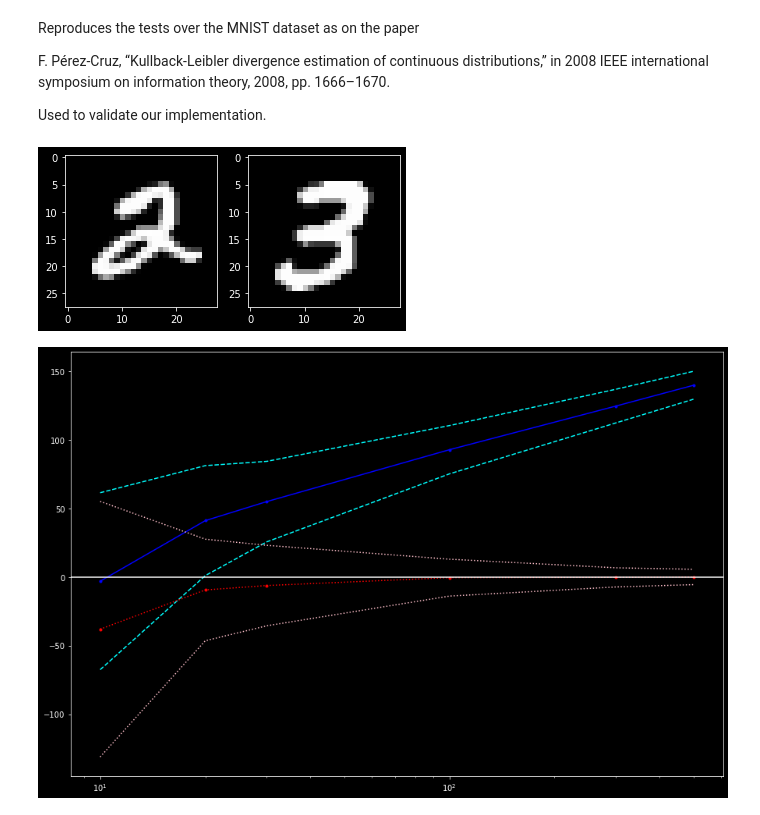
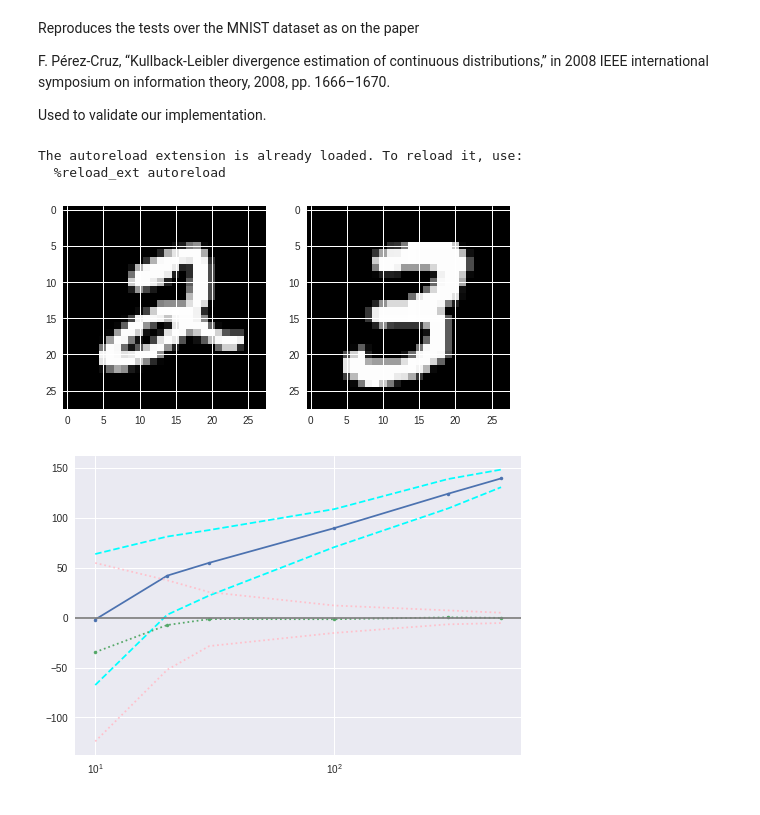
Before and after one commit to ayllon/SOMA, a Jupyter notebook: notebooks/kl_test.ipynb, the cells around one changed output. Saved outputs shown, nothing was run; the diff lists cells and outputs as text; code cells hidden in the pictures.

```diff
--- a/notebooks/kl_test.ipynb
+++ b/notebooks/kl_test.ipynb
@@ -14,7 +14,11 @@ from tqdm.notebook import tqdm
 %autoreload 2
 from soma.tests.kl import kl_two_samples
 
-plt.style.use('dark_background')
+plt.style.use('seaborn')
+plt.style.use('seaborn-notebook')
+# %% [output]
+The autoreload extension is already loaded. To reload it, use:
+  %reload_ext autoreload
 # %%
 dataset = mnist.load_data()
 # %%
@@ -28,7 +32,7 @@ axes[0].imshow(twos[0].reshape(28, 28), cmap='Greys_r')
 axes[1].imshow(threes[0].reshape(28, 28), cmap='Greys_r')
 plt.show()
 # %% [output]
-[figure, old version]
+[figure, new version]
 # %%
 Ns = [10, 20, 30, 100, 300, 500]
 repeats = 100
@@ -51,15 +55,15 @@ for i, n in enumerate(tqdm(Ns)):
     means33[i] = np.mean(r33)
     stds33[i] = np.std(r33)
 # %%
-plt.figure(figsize=(15, 10))
-plt.plot(Ns, means23, '.-', c='blue')
+plt.figure()
+plt.plot(Ns, means23, '.-')
 plt.plot(Ns, means23+2*stds23, '--', c='cyan')
 plt.plot(Ns, means23-2*stds23, '--', c='cyan')
-plt.plot(Ns, means33, '.:', c='red')
+plt.plot(Ns, means33, '.:')
 plt.plot(Ns, means33+2*stds33, ':', c='pink')
 plt.plot(Ns, means33-2*stds33, ':', c='pink')
-plt.axhline(0)
+plt.axhline(0, color='gray', linestyle='-')
 plt.xscale('log')
 plt.show()
 # %% [output]
-[figure, old version]
+[figure, new version]
```
Also changed, not shown: 6 other files.
